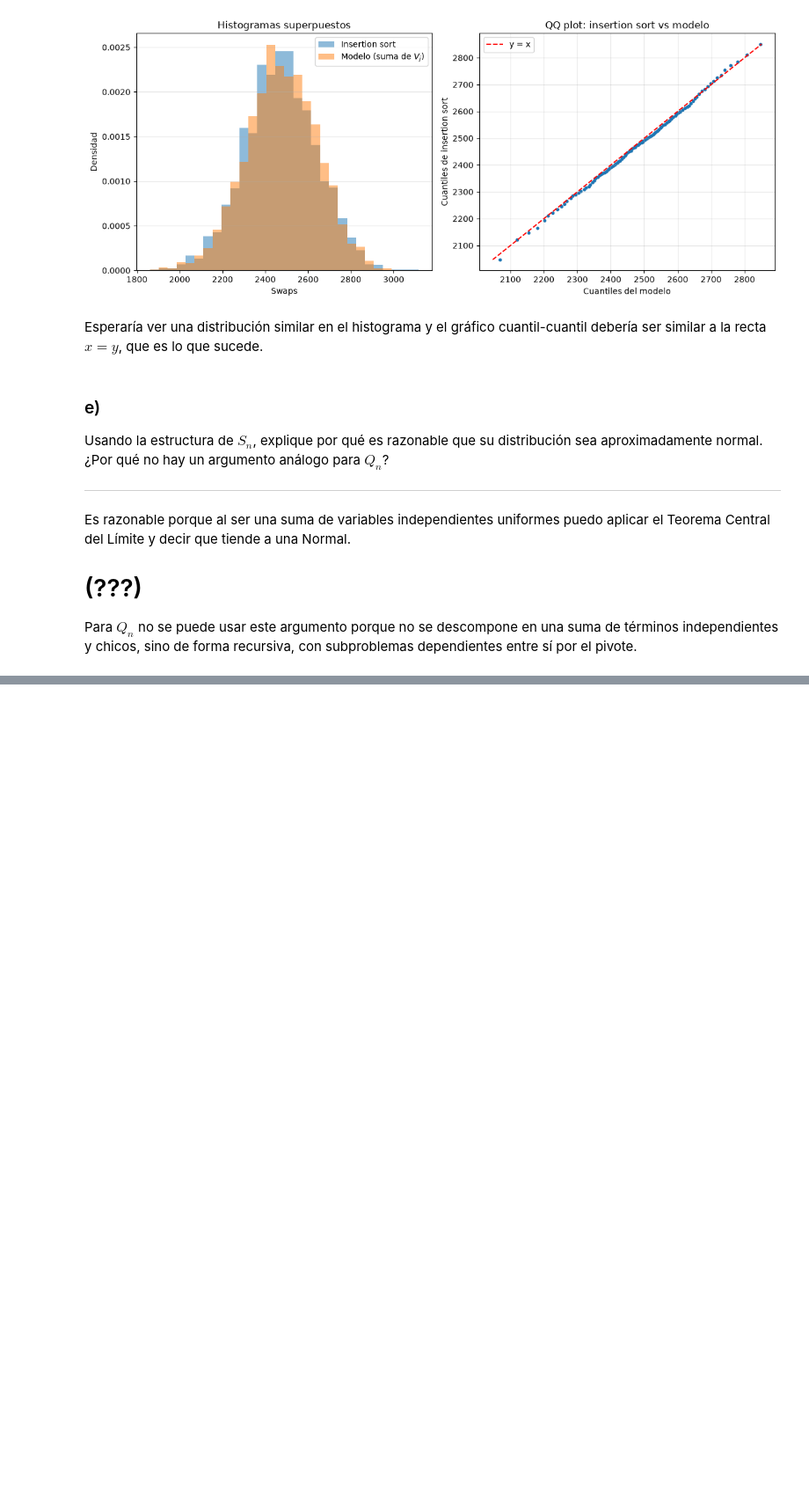
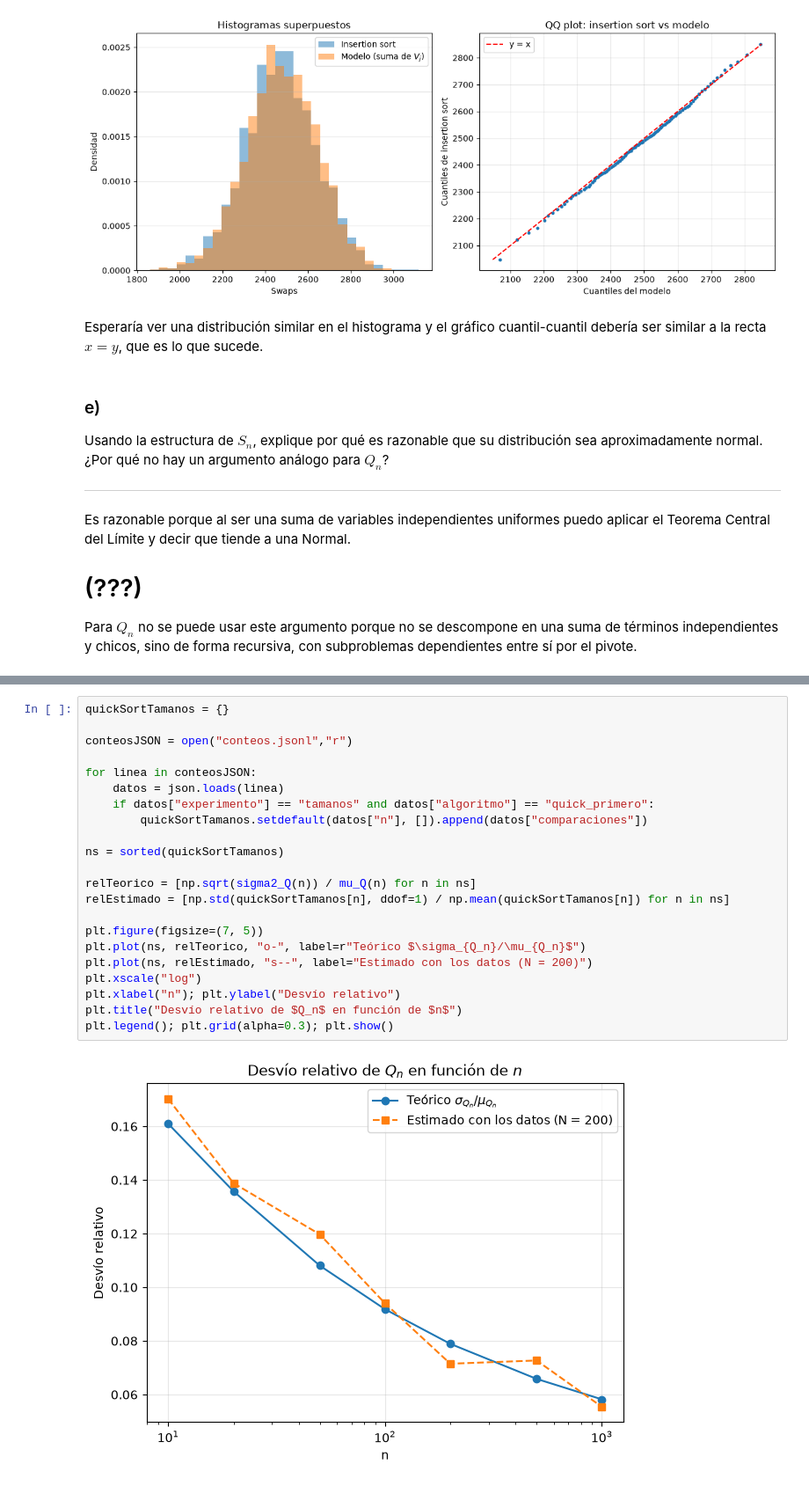
Before and after one commit to fdllrs/estadistica-computacional-tp, a Jupyter notebook: bloque1.ipynb, the cells around one changed output, grey strips where cells are left out. Shown at 88% size. Cells and saved outputs as stored; diff of their text form; blank space fills up the shorter version.

```diff
--- a/bloque1.ipynb
+++ b/bloque1.ipynb
@@ -496,0 +533,24 @@ $sigma^2_Q$
+# %%
+quickSortTamanos = {}
+
+conteosJSON = open("conteos.jsonl","r")
+
+for linea in conteosJSON:
+    datos = json.loads(linea)
+    if datos["experimento"] == "tamanos" and datos["algoritmo"] == "quick_primero":
+        quickSortTamanos.setdefault(datos["n"], []).append(datos["comparaciones"])
+
+ns = sorted(quickSortTamanos)
+
+relTeorico = [np.sqrt(sigma2_Q(n)) / mu_Q(n) for n in ns]
+relEstimado = [np.std(quickSortTamanos[n], ddof=1) / np.mean(quickSortTamanos[n]) for n in ns]
+
+plt.figure(figsize=(7, 5))
+plt.plot(ns, relTeorico, "o-", label=r"Teórico $\sigma_{Q_n}/\mu_{Q_n}$")
+plt.plot(ns, relEstimado, "s--", label="Estimado con los datos (N = 200)")
+plt.xscale("log")
+plt.xlabel("n"); plt.ylabel("Desvío relativo")
+plt.title("Desvío relativo de $Q_n$ en función de $n$")
+plt.legend(); plt.grid(alpha=0.3); plt.show()
+# %% [output]
+[figure, added]
```
Also changed, not shown: parts of 6 cells of this notebook.
